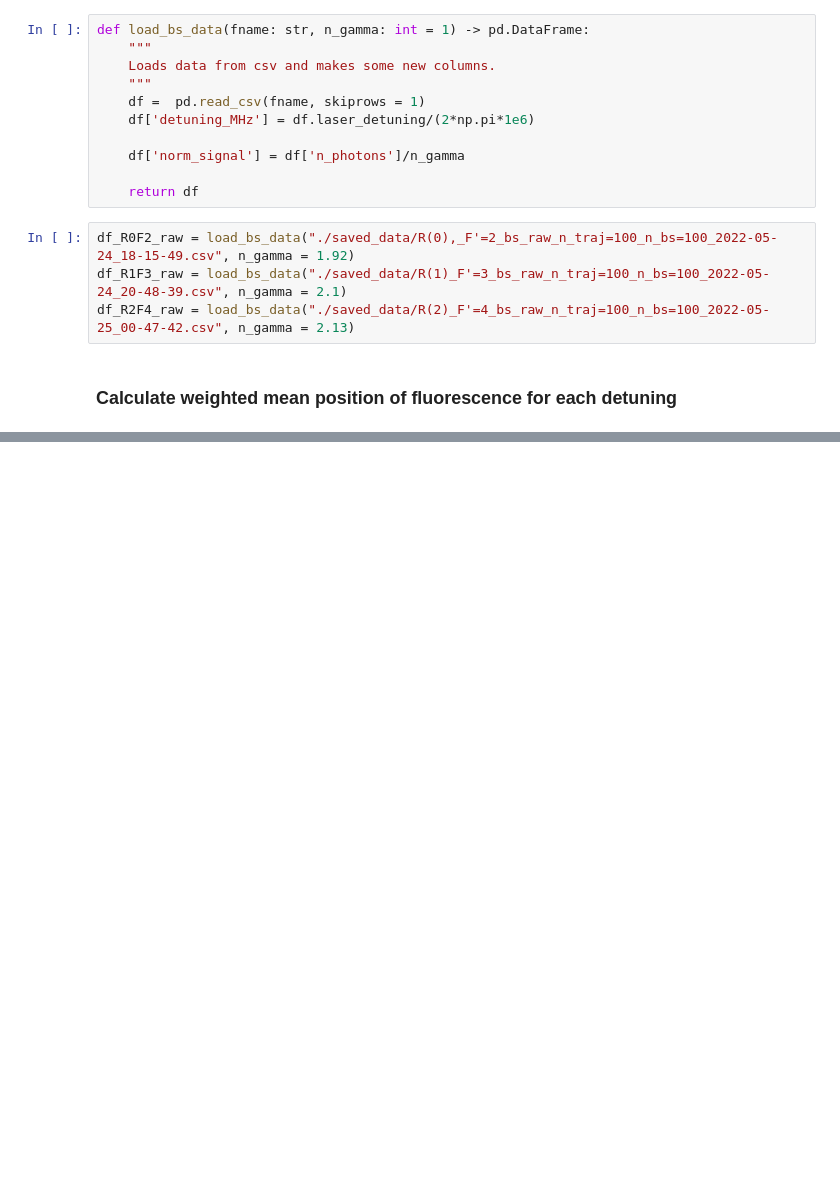
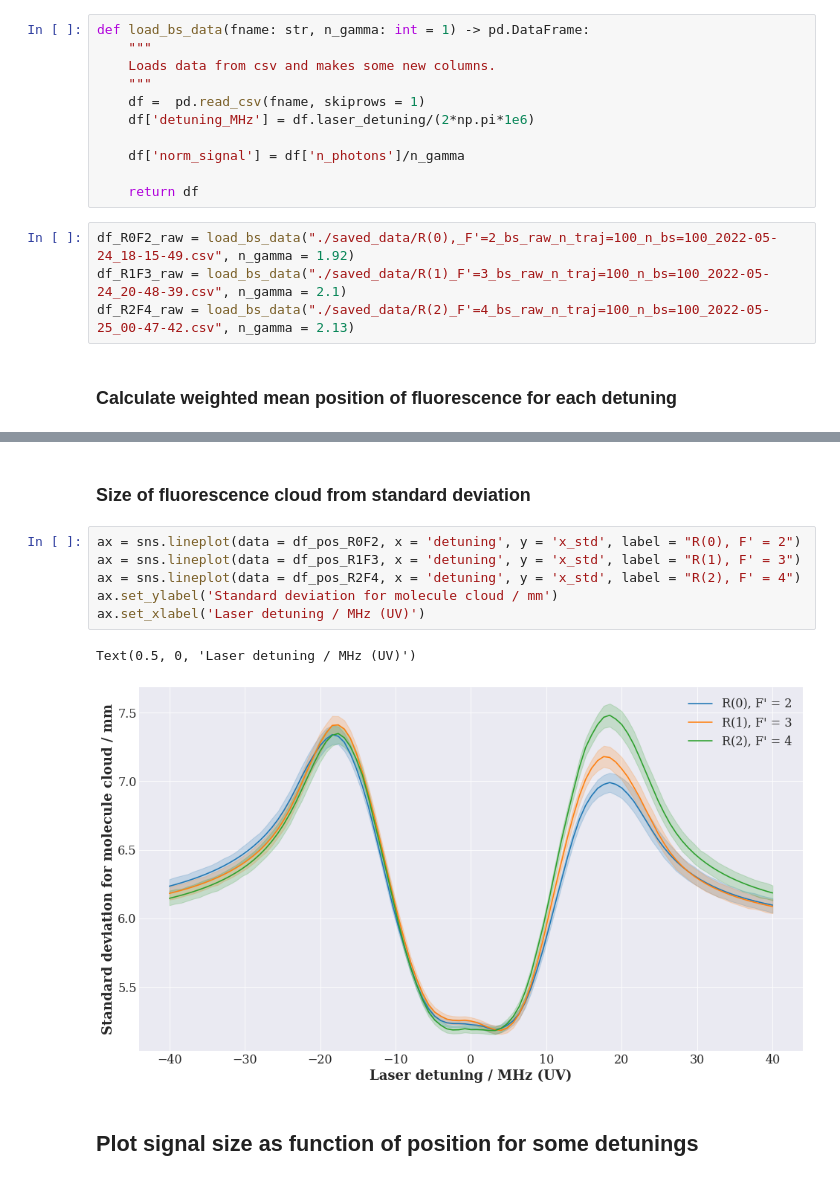
Before and after one commit to yyhshdu1/CeNTREX-TlF, a Jupyter notebook: examples/SPAExpVer/SPA detection post-processing.ipynb, the cells around one changed output, grey strips where cells are left out. Drawn from its saved outputs; the diff is of its cells as text; blank space fills up the shorter version.

```diff
--- a/examples/SPAExpVer/SPA detection post-processing.ipynb
+++ b/examples/SPAExpVer/SPA detection post-processing.ipynb
@@ -197,0 +201,13 @@ Text(0.5, 0, 'Laser detuning / MHz (UV)')
+# %% [markdown]
+### Size of fluorescence cloud from standard deviation
+# %%
+ax = sns.lineplot(data = df_pos_R0F2, x = 'detuning', y = 'x_std', label = "R(0), F' = 2")
+ax = sns.lineplot(data = df_pos_R1F3, x = 'detuning', y = 'x_std', label = "R(1), F' = 3")
+ax = sns.lineplot(data = df_pos_R2F4, x = 'detuning', y = 'x_std', label = "R(2), F' = 4")
+ax.set_ylabel('Standard deviation for molecule cloud / mm')
+ax.set_xlabel('Laser detuning / MHz (UV)')
+# %% [output]
+Text(0.5, 0, 'Laser detuning / MHz (UV)')
+[figure, added]
+# %% [markdown]
+## Plot signal size as function of position for some detunings
```
Also changed, not shown: parts of 20 cells of this notebook.
